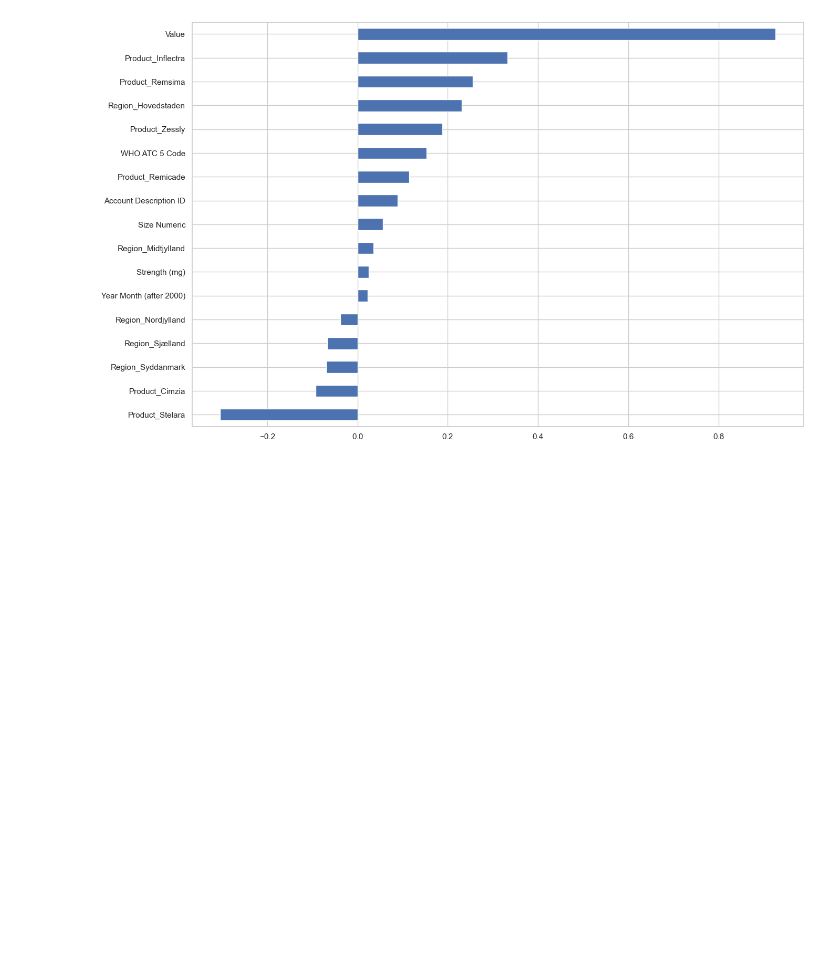
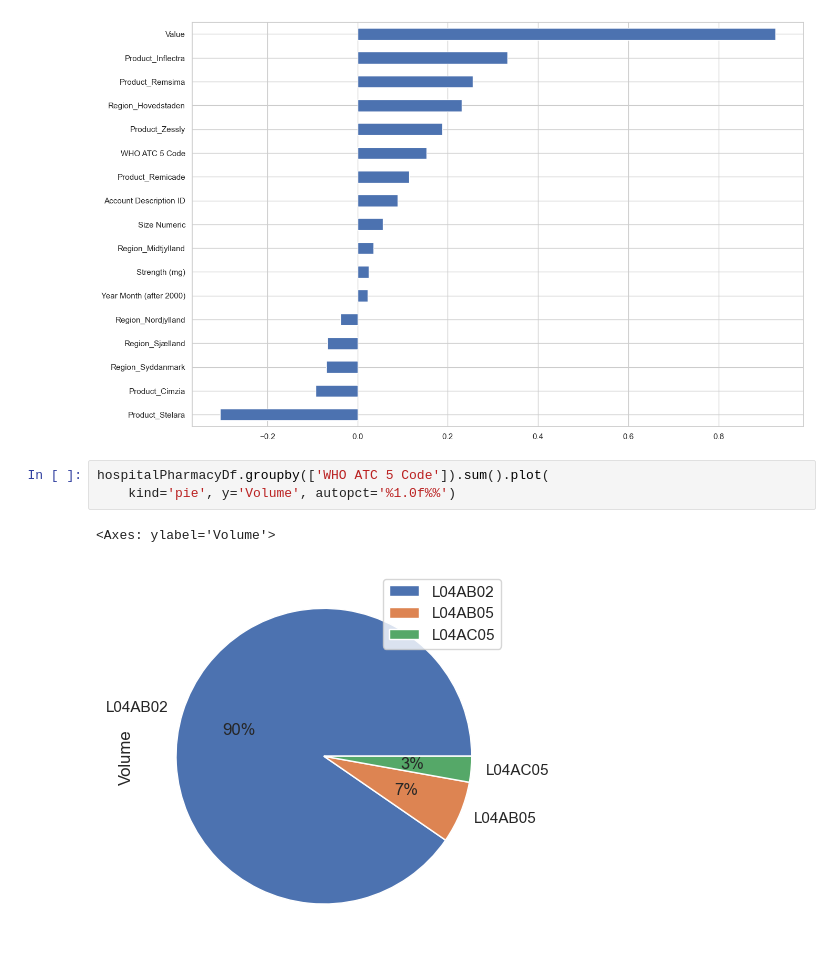
Before and after one commit to Alaa0129/Indication-Insights, a Jupyter notebook: src/Sales_Insight/1_Visualizations.ipynb, the cells around one changed output. Cells and saved outputs as stored; diff of their text form; blank space fills up the shorter version.

```diff
--- a/src/Sales_Insight/1_Visualizations.ipynb
+++ b/src/Sales_Insight/1_Visualizations.ipynb
@@ -133,3 +114,9 @@ m2.drop('Volume', axis=1).corrwith(m2.Volume).sort_values().plot(kind='barh', fi
 # %% [output]
 <Axes: >
 [figure]
+# %%
+hospitalPharmacyDf.groupby(['WHO ATC 5 Code']).sum().plot(
+    kind='pie', y='Volume', autopct='%1.0f%%')
+# %% [output]
+<Axes: ylabel='Volume'>
+[figure, added]
```
Also changed, not shown: parts of 9 cells of this notebook, 2 other files.
